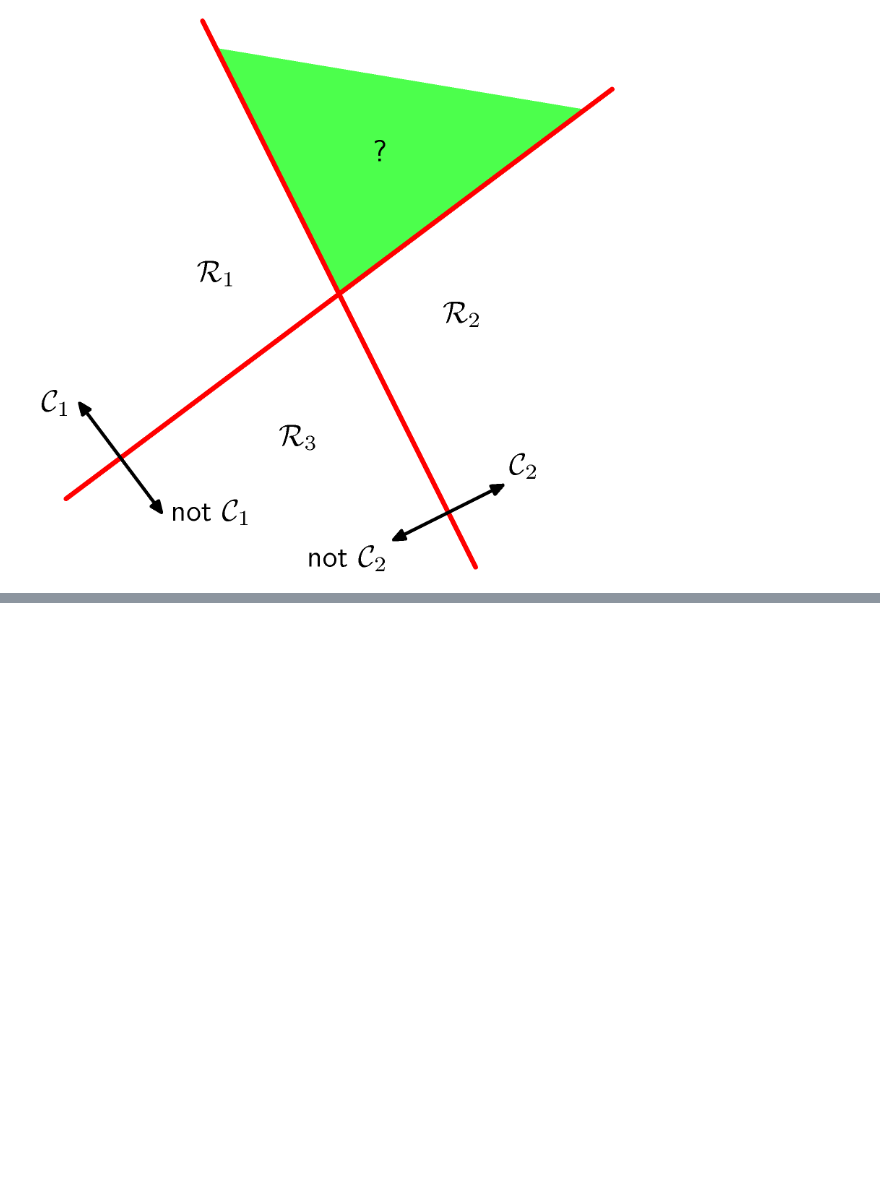
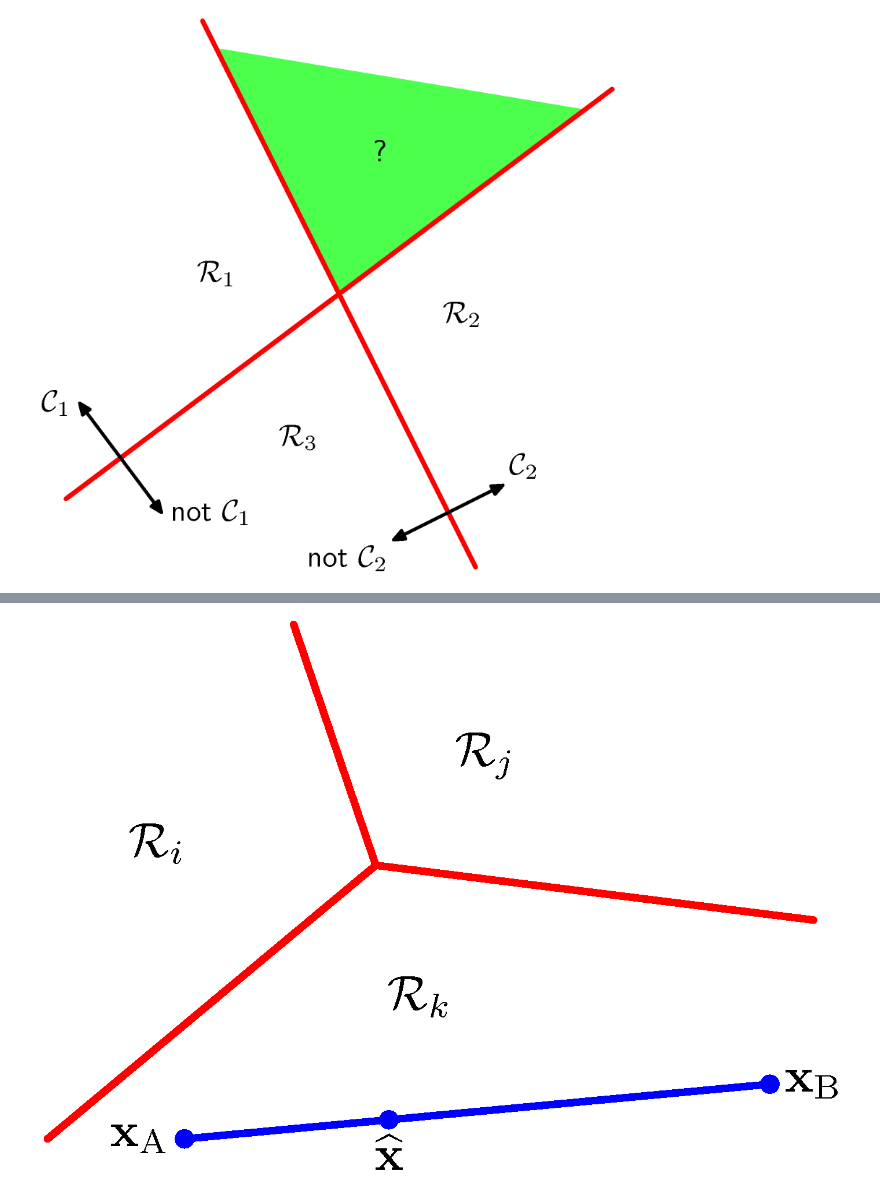
Before and after one commit to wrist/prml_ipynbs, a Jupyter notebook: chapter4/PRMLChapter4.ipynb, the cells around one changed output, grey strips where cells are left out. Cells and saved outputs as stored; diff of their text form; code cells hidden in the pictures; blank space fills up the shorter version.

```diff
--- a/chapter4/PRMLChapter4.ipynb
+++ b/chapter4/PRMLChapter4.ipynb
@@ -149,0 +183,4 @@ disp_figure("4.2b")
+# %%
+disp_figure("4.3")
+# %% [output]
+[figure, added]
```
Also changed, not shown: parts of 9 cells of this notebook, 2 other files.
